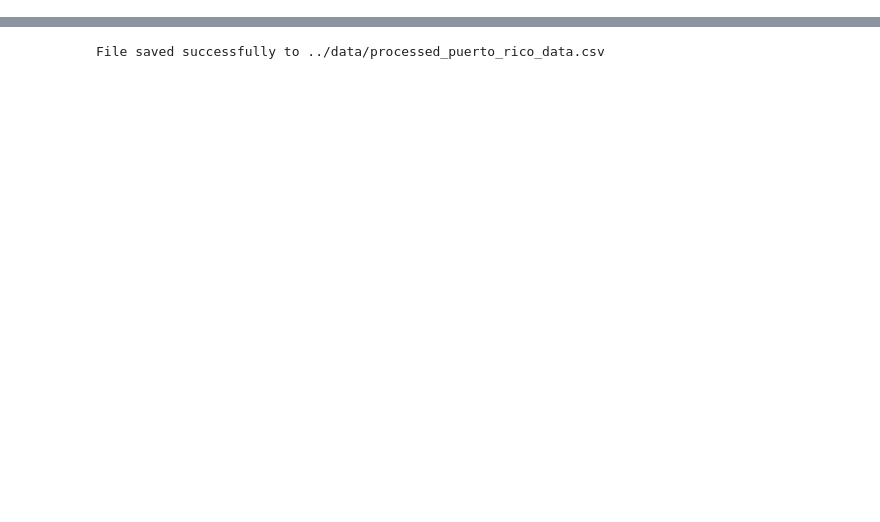
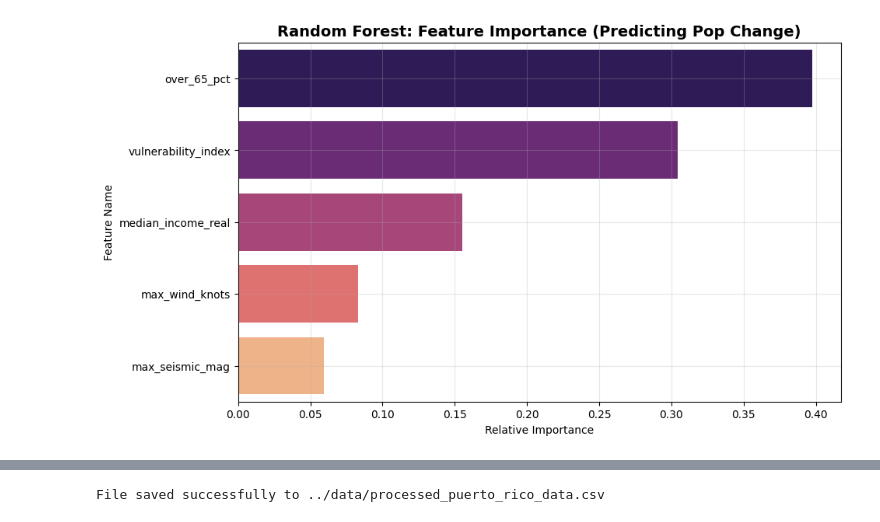
Before and after one commit to Venettov/CAPSTONE_DATA_SCIENCE_RIVERARUIZ, a Jupyter notebook: analysis/Phase2_Non_Linear_Modeling.ipynb, the cells around one changed output, grey strips where cells are left out. Drawn from its saved outputs; the diff is of its cells as text; code cells hidden in the pictures; blank space fills up the shorter version.

```diff
--- a/analysis/Phase2_Non_Linear_Modeling.ipynb
+++ b/analysis/Phase2_Non_Linear_Modeling.ipynb
@@ -135,0 +193,16 @@ Final Gain over Baseline (0.0144): -35.25%
+# %%
+# 1. Calculate Feature Importance from the Best Model
+importances = best_rf.feature_importances_
+feature_names = features
+feature_importance_df = pd.DataFrame({'Feature': feature_names, 'Importance': importances}).sort_values(by='Importance', ascending=False)
+
+# 2. Visualization
+plt.figure(figsize=(10, 6))
+sns.barplot(x='Importance', y='Feature', data=feature_importance_df, palette='magma', hue='Feature', legend=False)
+plt.title('Random Forest: Feature Importance (Predicting Pop Change)', fontsize=14, fontweight='bold')
+plt.xlabel('Relative Importance')
+plt.ylabel('Feature Name')
+plt.grid(True, alpha=0.3)
+plt.show()
+# %% [output]
+[figure, added]
```
Also changed, not shown: parts of 13 cells of this notebook, 11 other files.
